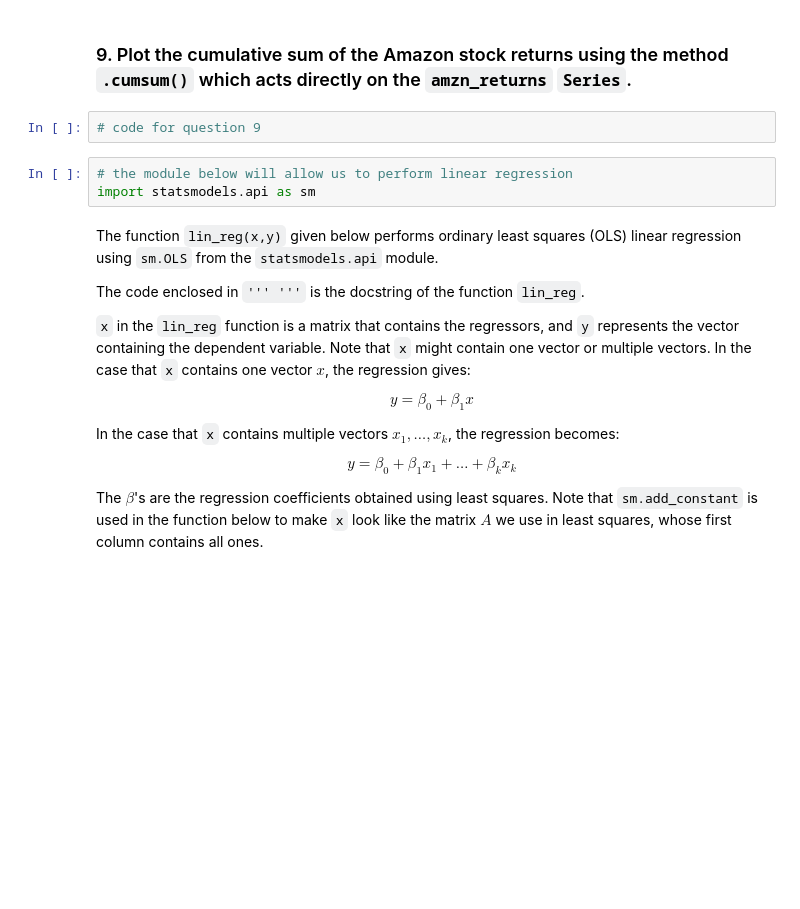
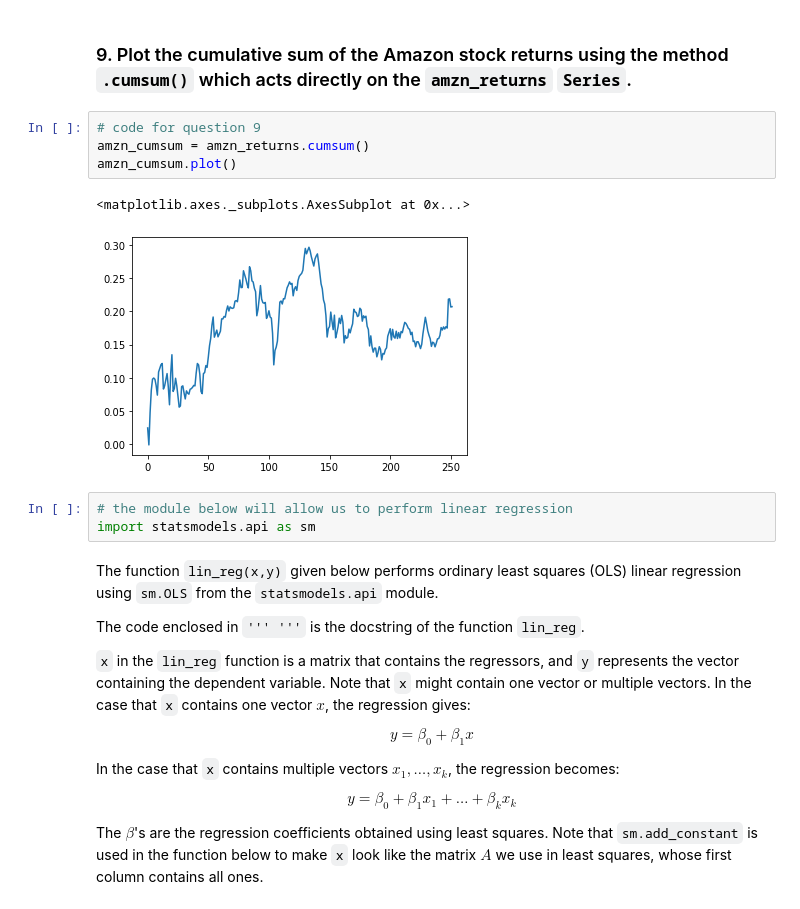
Before and after one commit to BenjiLuo/CodepathSwiftCourse-Prework, a Jupyter notebook: LinearAlgebra_project.ipynb, the cells around one changed output. Drawn from its saved outputs; the diff is of its cells as text; blank space fills up the shorter version.

```diff
--- a/LinearAlgebra_project.ipynb
+++ b/LinearAlgebra_project.ipynb
@@ -61,6 +122,11 @@ FileNotFoundError: ignored
 ### 9. Plot the cumulative sum of the Amazon stock returns using the method `.cumsum()` which acts directly on the `amzn_returns` `Series`.
 # %%
 # code for question 9
+amzn_cumsum = amzn_returns.cumsum()
+amzn_cumsum.plot()
+# %% [output]
+<matplotlib.axes._subplots.AxesSubplot at 0x...>
+[figure, added]
 # %%
 # the module below will allow us to perform linear regression
 import statsmodels.api as sm
```
Also changed, not shown: parts of 40 cells of this notebook.
